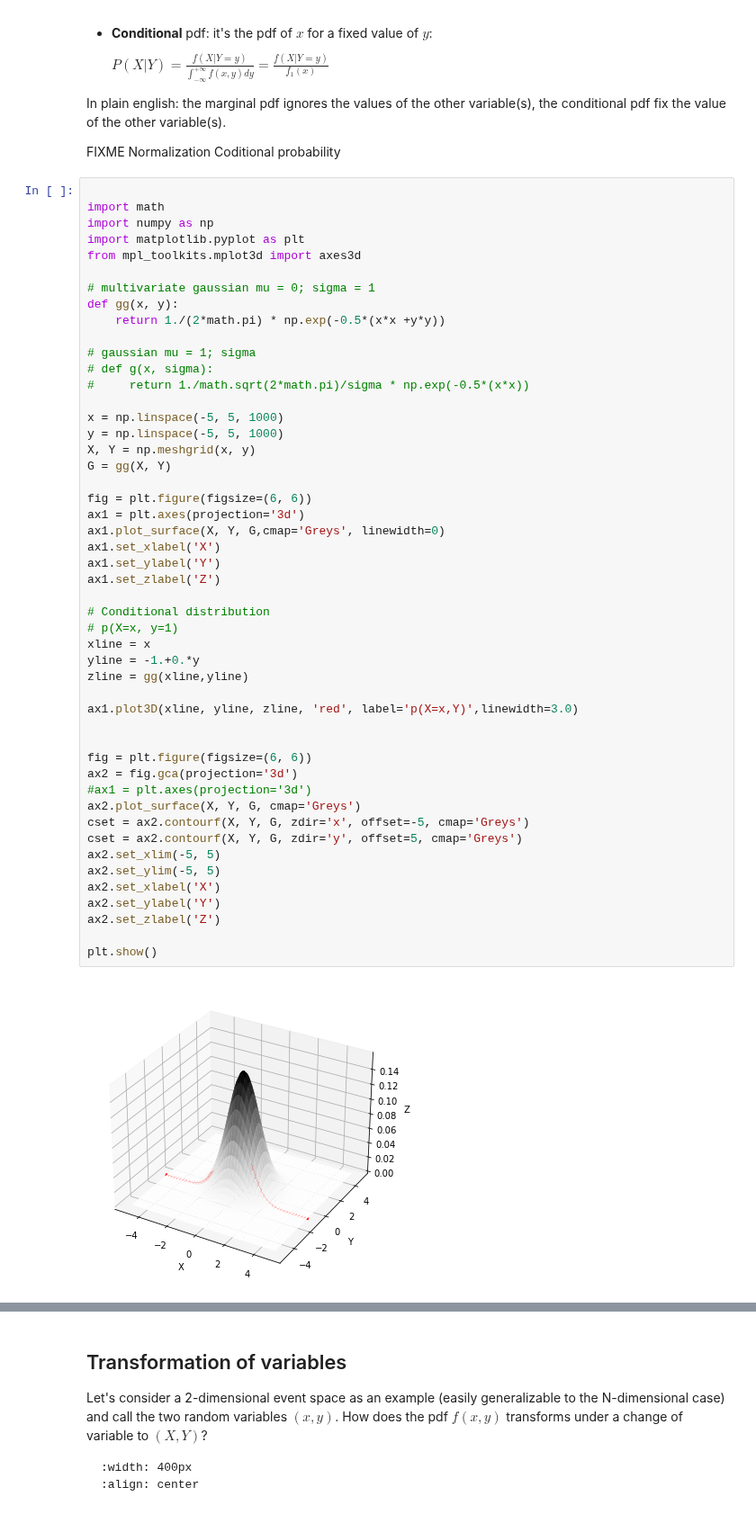
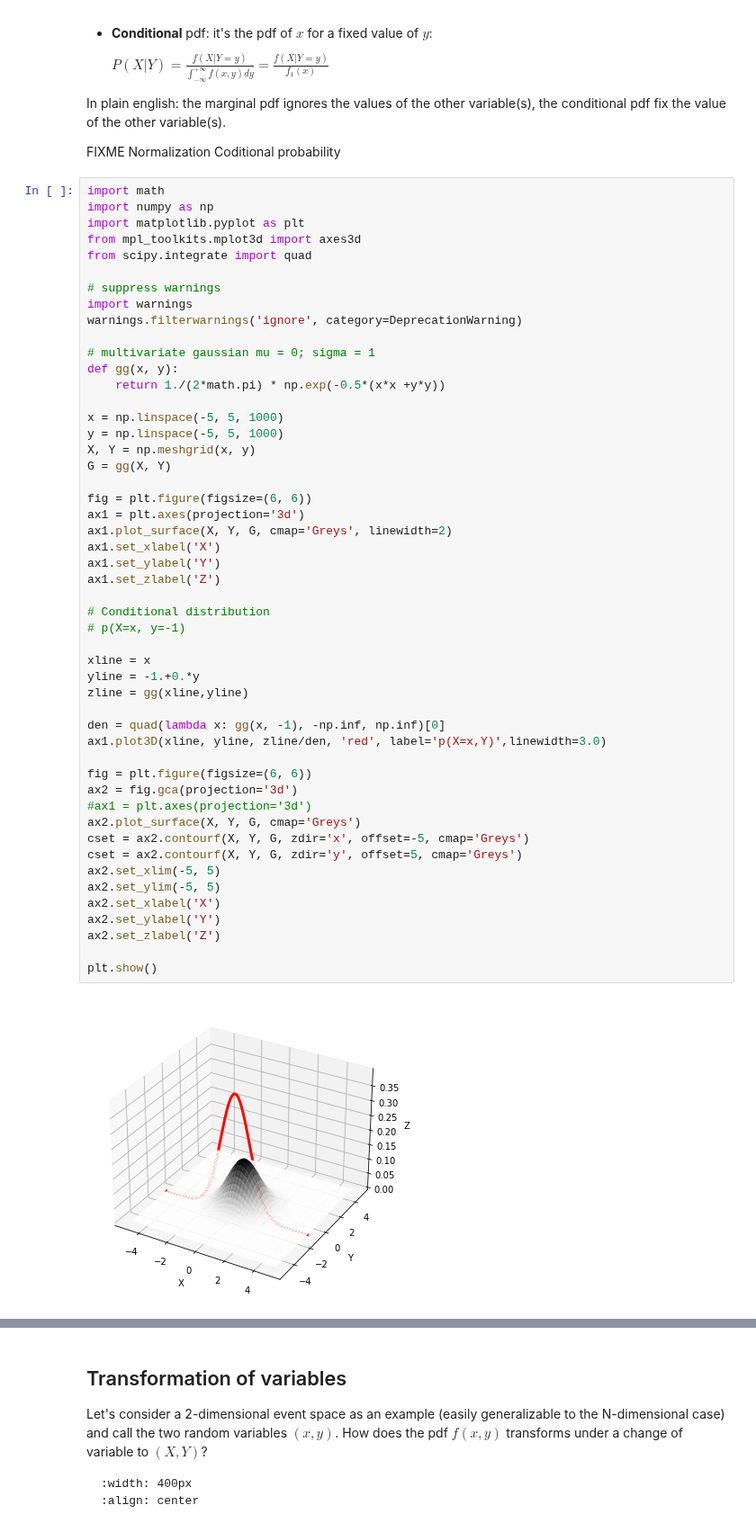
Before and after one commit to mdonega/hep-datanalysis-jb, a Jupyter notebook: book/probability.ipynb, the cells around one changed output, grey strips where cells are left out. Shown at 90% size. Drawn from its saved outputs; the diff is of its cells as text.

```diff
--- a/book/probability.ipynb
+++ b/book/probability.ipynb
@@ -1168,56 +1168,57 @@ variable(s), the conditional pdf fix the value of the other variable(s).
 
 FIXME Normalization Coditional probability
 # %%
-
 import math
 import numpy as np
 import matplotlib.pyplot as plt
 from mpl_toolkits.mplot3d import axes3d
+from scipy.integrate import quad
+
+# suppress warnings
+import warnings
+warnings.filterwarnings('ignore', category=DeprecationWarning)
 
 # multivariate gaussian mu = 0; sigma = 1
 def gg(x, y):
     return 1./(2*math.pi) * np.exp(-0.5*(x*x +y*y))
-
-# gaussian mu = 1; sigma
-# def g(x, sigma):
-#     return 1./math.sqrt(2*math.pi)/sigma * np.exp(-0.5*(x*x))
 
 x = np.linspace(-5, 5, 1000)
 y = np.linspace(-5, 5, 1000)
 X, Y = np.meshgrid(x, y)
 G = gg(X, Y)
 
 fig = plt.figure(figsize=(6, 6))
 ax1 = plt.axes(projection='3d')
-ax1.plot_surface(X, Y, G,cmap='Greys', linewidth=0)
+ax1.plot_surface(X, Y, G, cmap='Greys', linewidth=2)
 ax1.set_xlabel('X')
 ax1.set_ylabel('Y')
 ax1.set_zlabel('Z')
 
 # Conditional distribution
-# p(X=x, y=1)
+# p(X=x, y=-1)
+
 xline = x
 yline = -1.+0.*y
 zline = gg(xline,yline)
 
-ax1.plot3D(xline, yline, zline, 'red', label='p(X=x,Y)',linewidth=3.0)
-
+den = quad(lambda x: gg(x, -1), -np.inf, np.inf)[0]
+ax1.plot3D(xline, yline, zline/den, 'red', label='p(X=x,Y)',linewidth=3.0)
 
 fig = plt.figure(figsize=(6, 6))
 ax2 = fig.gca(projection='3d')
 #ax1 = plt.axes(projection='3d')
 ax2.plot_surface(X, Y, G, cmap='Greys')
 cset = ax2.contourf(X, Y, G, zdir='x', offset=-5, cmap='Greys')
 cset = ax2.contourf(X, Y, G, zdir='y', offset=5, cmap='Greys')
 ax2.set_xlim(-5, 5)
 ax2.set_ylim(-5, 5)
 ax2.set_xlabel('X')
 ax2.set_ylabel('Y')
 ax2.set_zlabel('Z')
 
 plt.show()
 # %% [output]
-[figure, old version]
+[figure, new version]
 [figure]
 # %% [markdown]
 ## Transformation of variables
```
